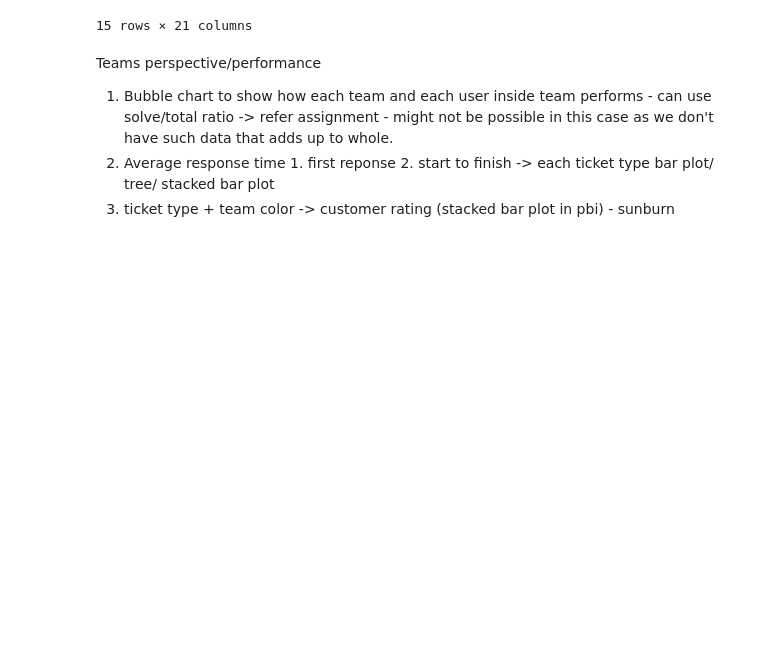
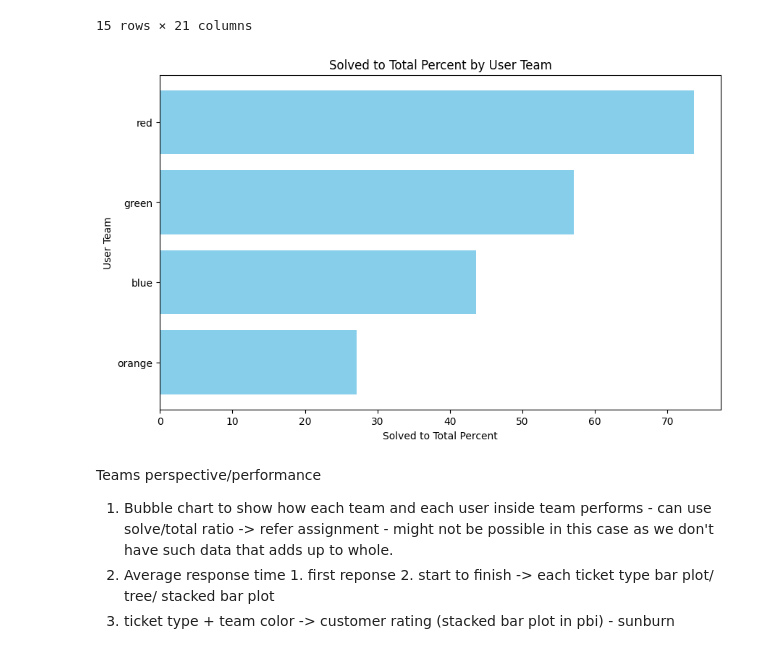
Before and after one commit to hiimani28/DVproject1, a Jupyter notebook: eda.ipynb, the cells around one changed output. Drawn from its saved outputs; the diff is of its cells as text; code cells hidden in the pictures; blank space fills up the shorter version.

```diff
--- a/eda.ipynb
+++ b/eda.ipynb
@@ -469,6 +469,27 @@ df_customer_satisfaction
 | 13 | web_form | 4 | 1050 | 1050 | 1050 | 1050 | ... |
 | 14 | web_form | 5 | 2829 | 2829 | 2829 | 2829 | ... |
 15 rows × 21 columns
+# %%
+import matplotlib.pyplot as plt
+
+# Sample data
+user_teams = ['blue', 'green', 'orange', 'red']
+solved_percent = [43.649965, 57.072886, 27.174133, 73.716962]
+
+# Sort the data in descending order
+sorted_data = sorted(zip(user_teams, solved_percent), key=lambda x: x[1], reverse=True)
+sorted_teams, sorted_percent = zip(*sorted_data)
+
+# Create a horizontal bar graph
+plt.figure(figsize=(10, 6))
+plt.barh(sorted_teams, sorted_percent, color='skyblue')
+plt.xlabel('Solved to Total Percent')
+plt.ylabel('User Team')
+plt.title('Solved to Total Percent by User Team')
+plt.gca().invert_yaxis()  # Invert y-axis to have the highest bar at the top
+plt.show()
+# %% [output]
+[figure, added]
 # %% [markdown]
 Teams perspective/performance
 
```
